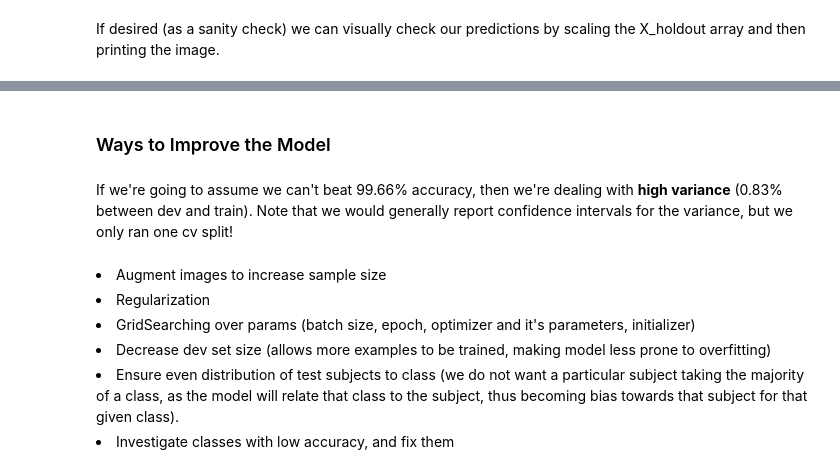
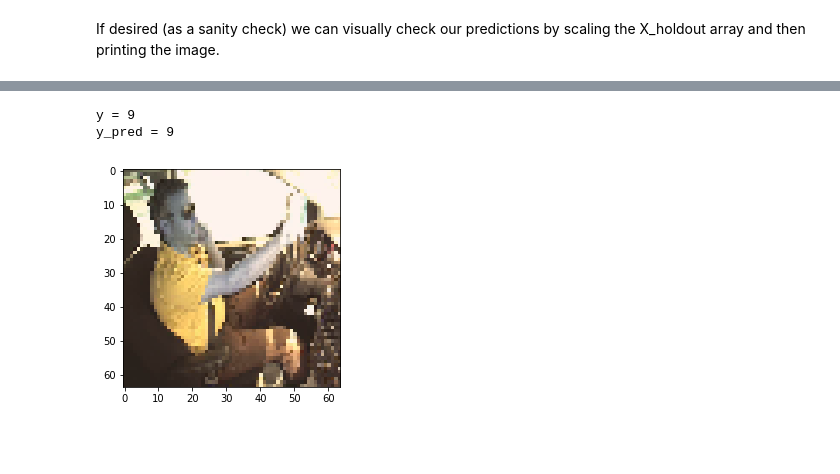
Before and after one commit to rushingJustice/Kaggle-Results, a Jupyter notebook: State Farm.ipynb, the cells around one changed output, grey strips where cells are left out. Cells and saved outputs as stored; diff of their text form; code cells hidden in the pictures; blank space fills up the shorter version.

```diff
--- a/State Farm.ipynb
+++ b/State Farm.ipynb
@@ -603,3 +732,5 @@ model = load_model('model_e50.h5')
+# %%
+model = load_model('e10.h5')
 # %% [markdown]
 Let's load the holdout data set from out 'test_file_names' csv file and then create the necessary array.
 # %%
@@ -619,5 +750,5 @@ And now calling predictions on the holdout set,
 # %%
-predictions = model.predict(X_holdout, batch_size = 32)
+probabilities = model.predict(X_holdout, batch_size = 32)
 # %% [markdown]
 Saving the predictions to a .csv file for submission,
 # %%
@@ -638,11 +764,8 @@ y = 8
-# %% [markdown]
-### Ways to Improve the Model
-# %% [markdown]
-If we're going to assume we can't beat 99.66% accuracy, then we're dealing with **high variance** (0.83% between dev and train). Note that we would generally report confidence intervals for the variance, but we only ran one cv split!
-# %% [markdown]
-<li>Augment images to increase sample size</li>
-<li>Regularization</li>
-<li>GridSearching over params (batch size, epoch, optimizer and it's parameters, initializer)</li>
-<li>Decrease dev set size (allows more examples to be trained, making model less prone to overfitting)</li>
-<li>Ensure even distribution of test subjects to class (we do not want a particular subject taking the majority of a class, as the model will relate that class to the subject, thus becoming bias towards that subject for that given class).</li>
-<li>Investigate classes with low accuracy, and fix them</li>
+# %%
+index = 50000
+PrintImage(X_holdout_scaled, index = index, Y = probabilities)
+print('y_pred = ' + str(probabilities[index].argmax()))
+# %% [output]
+y = 9
+y_pred = 9
+[figure, added]
```
Also changed, not shown: parts of 57 cells of this notebook.
